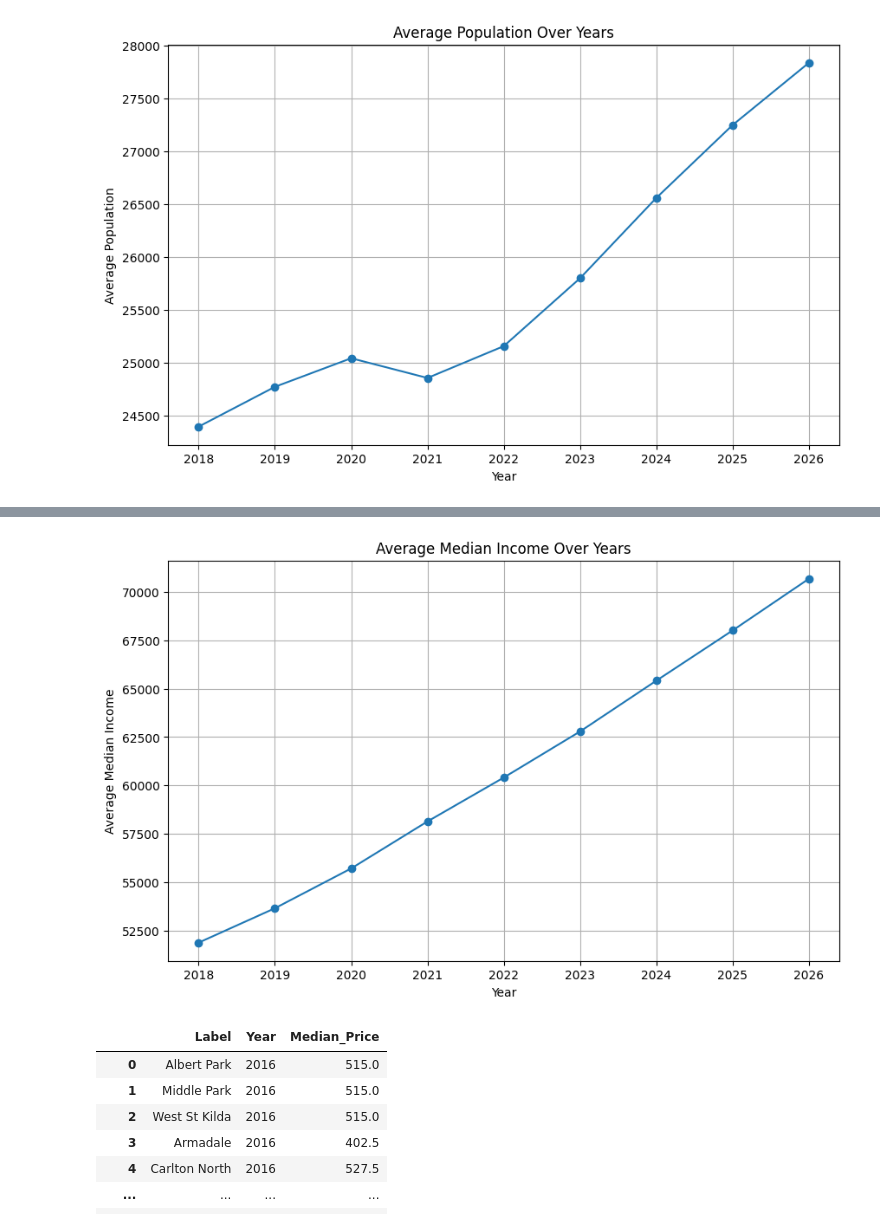
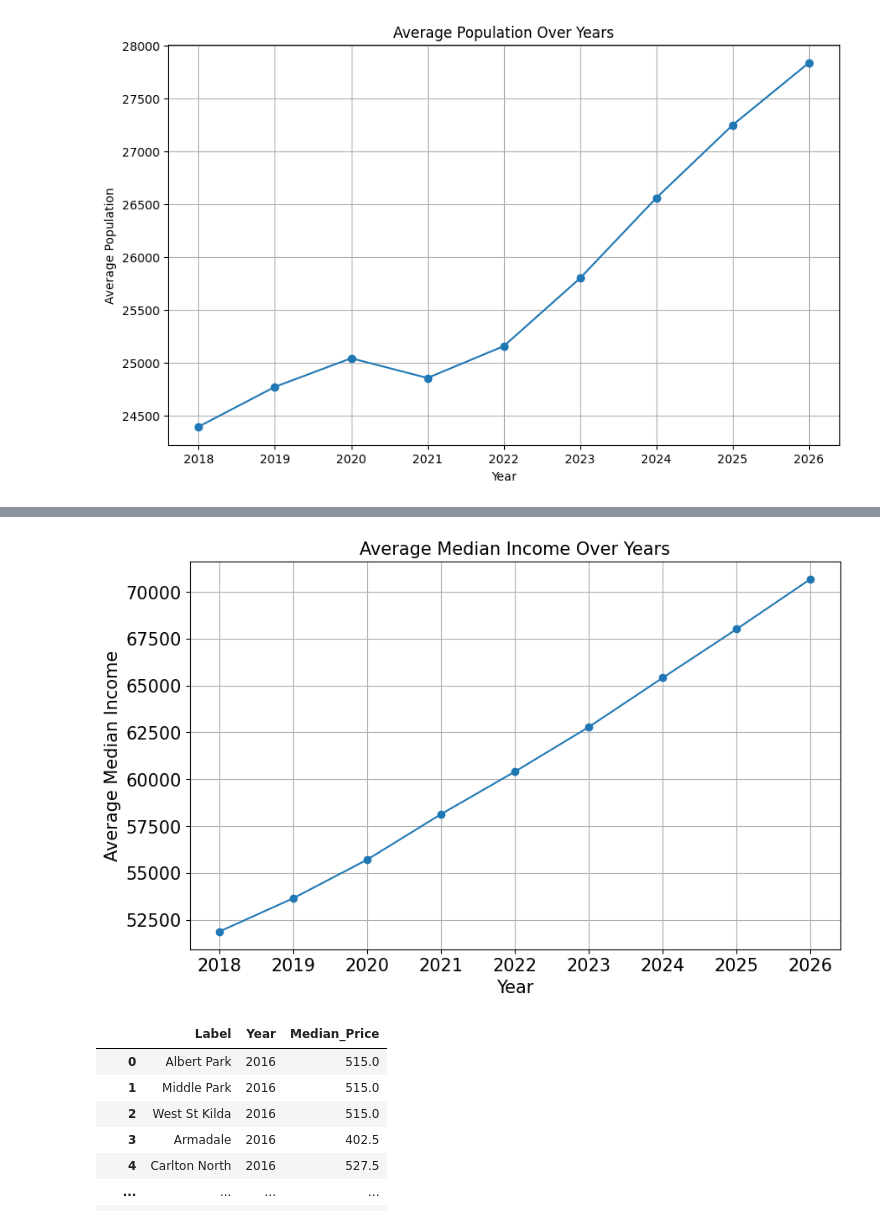
Before and after one commit to MAST30034-AppliedDataScience/project-2-group-real-estate-hexosergeantchelelebratebonitz, a Jupyter notebook: notebooks/Can/Modelling.ipynb, the cells around one changed output, grey strips where cells are left out. Drawn from its saved outputs; the diff is of its cells as text; code cells hidden in the pictures.

```diff
--- a/notebooks/Can/Modelling.ipynb
+++ b/notebooks/Can/Modelling.ipynb
@@ -150,9 +151,12 @@ populations = [pop_2018, pop_2019, pop_2020, pop_2021, pop_2022, pop_2023, pop_2
 plt.figure(figsize=(10, 6))
 plt.plot(years, populations, marker='o')
 plt.title('Average Population Over Years')
+plt.rc('font', size=15)
+plt.rc('axes', titlesize=15)
 plt.xlabel('Year')
 plt.ylabel('Average Population')
 plt.grid(True)
+plt.savefig('../../plots/average_suburb_population.png')
 plt.show()
 # %% [output]
 [figure]
@@ -159,26 +179,29 @@ plt.show()
 # %%
 income_2018 = data['median_income_2018'].mean()
 income_2019 = data['median_income_2019'].mean()
 income_2020 = data['median_income_2020'].mean()
 income_2021 = data['median_income_2021'].mean()
 income_2022 = data['median_income_2022'].mean()
 income_2023 = data['median_income_2023'].mean()
 income_2024 = data['median_income_2024'].mean()
 income_2025 = data['median_income_2025'].mean()
 income_2026 = data['median_income_2026'].mean()
 
 years = ['2018', '2019', '2020', '2021', '2022', '2023','2024','2025','2026']
 incomes = [income_2018, income_2019, income_2020, income_2021, income_2022, income_2023, income_2024, income_2025, income_2026]
 
 plt.figure(figsize=(10, 6))
 plt.plot(years, incomes, marker='o')
 plt.title('Average Median Income Over Years')
+plt.rc('font', size=15)
+plt.rc('axes', titlesize=15)
 plt.xlabel('Year')
 plt.ylabel('Average Median Income')
 plt.grid(True)
+plt.savefig('../../plots/average_median_income.png')
 plt.show()
 # %% [output]
-[figure, old version]
+[figure, new version]
 # %%
 years = ['2018', '2019', '2020', '2021', '2022', '2023', '2024', '2025','2026']
 suburbs = data['Label'].unique()
```
Also changed, not shown: parts of 16 cells of this notebook.
